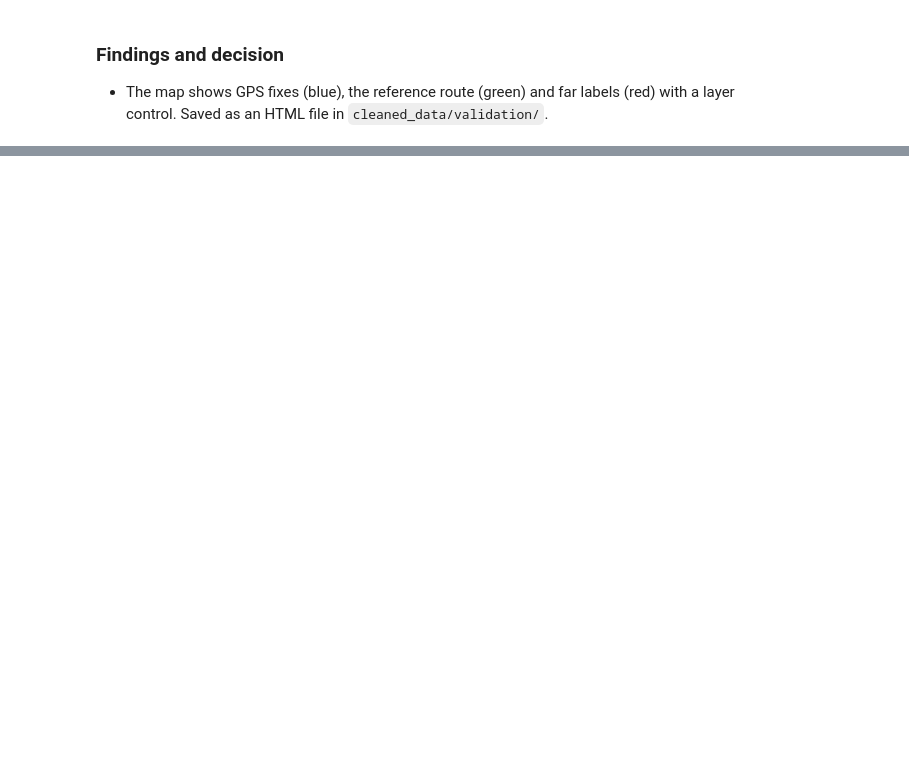
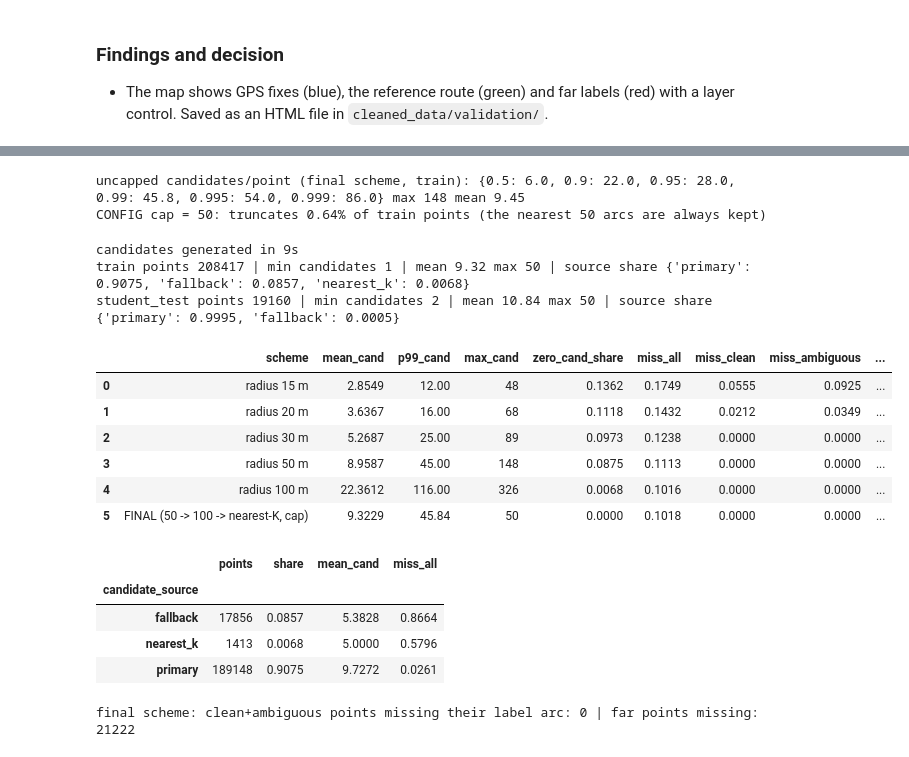
Before and after one commit to cosmocode-source/PATHSNAP, a Jupyter notebook: data_preprocessing/data_preprocessing/PathSnap_Preprocessing.ipynb, the cells around one changed output, grey strips where cells are left out. Cells and saved outputs as stored; diff of their text form; code cells hidden in the pictures; blank space fills up the shorter version.

```diff
--- a/data_preprocessing/data_preprocessing/PathSnap_Preprocessing.ipynb
+++ b/data_preprocessing/data_preprocessing/PathSnap_Preprocessing.ipynb
@@ -502,0 +510,79 @@ folium.LayerControl().add_to(m); m.save(VAL / f"sanity_map_train_{tid}.html"); m
+# %%
+"""Observed (uncapped) candidate-count distribution on TRAIN, to justify the cap stored in CONFIG."""
+cfg_unc = dict(CONFIG, cand_max_per_point=10**6)                       # no cap, only to look at the distribution
+counts = []
+for tid in SPLITS["train"]:
+    _, pts_ = P.generate_candidates(trips[("train", tid)], None, cfg_unc); counts.append(pts_.n_candidates.to_numpy())
+counts = np.concatenate(counts)
+qs = {q: float(np.quantile(counts, q)) for q in (.5, .9, .95, .99, .995, .999)}
+print("uncapped candidates/point (final scheme, train):", {k: round(v, 1) for k, v in qs.items()}, "max", counts.max(), "mean %.2f" % counts.mean())
+cap = CONFIG["cand_max_per_point"]
+print(f"CONFIG cap = {cap}: truncates {np.mean(counts > cap):.2%} of train points (the nearest {cap} arcs are always kept)")
+log_decision("4.4", "cand_max_per_point", cap, f"p99 of uncapped count = {qs[.99]:.0f}; truncates {np.mean(counts > cap):.2%} of train points")
+# %% [output]
+uncapped candidates/point (final scheme, train): {0.5: 6.0, 0.9: 22.0, 0.95: 28.0, 0.99: 45.8, 0.995: 54.0, 0.999: 86.0} max 148 mean 9.45
+CONFIG cap = 50: truncates 0.64% of train points (the nearest 50 arcs are always kept)
+# %%
+"""Generate candidates for every train and student point with the FINAL scheme (no route is touched here)."""
+cand_pairs, cand_points = {"train": {}, "student_test": {}}, {"train": {}, "student_test": {}}
+t0 = time.time()
+for (split, tid), tr in trips.items():
+    rows = flags[split][flags[split].trip_id == tid].query("not removable").gps_row.to_numpy() if split == "train" else None   # student rows are never dropped
+    pr, pt_ = P.generate_candidates(tr, rows, CONFIG)
+    cand_pairs[split][tid], cand_points[split][tid] = pr, pt_
+print("candidates generated in %.0fs" % (time.time() - t0))
+allp = {s: pd.concat([v.assign(trip_id=k) for k, v in cand_points[s].items()], ignore_index=True) for s in cand_points}
+for s in allp:
+    d = allp[s]; print(s, "points", len(d), "| min candidates", int(d.n_candidates.min()), "| mean %.2f max %d" % (d.n_candidates.mean(), d.n_candidates.max()),
+                       "| source share", d.candidate_source.value_counts(normalize=True).round(4).to_dict())
+assert all((allp[s].n_candidates >= 1).all() for s in allp), "every point (incl. student) must have >= 1 candidate"
+# %% [output]
+candidates generated in 9s
+train points 208417 | min candidates 1 | mean 9.32 max 50 | source share {'primary': 0.9075, 'fallback': 0.0857, 'nearest_k': 0.0068}
+student_test points 19160 | min candidates 2 | mean 10.84 max 50 | source share {'primary': 0.9995, 'fallback': 0.0005}
+# %%
+"""Candidate Miss Rate by radius and for the final scheme (TRAIN, all 80 trips), split by label quality."""
+LQ = lab["train"][["trip_id", "gps_row", "arc_id", "label_distance_m", "label_quality"]].rename(columns={"arc_id": "label_arc"})
+rows_out = []
+for R_ in CONFIG["cand_study_radii_m"]:
+    cnts = []
+    for tid in SPLITS["train"]:
+        tr = trips[("train", tid)]; rr, _ = P.query_radius(tr, np.arange(tr.n_gps), R_, CONFIG["cand_query_chunk_points"])
+        cnts.append(np.bincount(rr, minlength=tr.n_gps))
+    cnts = np.concatenate(cnts)                                          # candidates per point at radius R_ (pure radius query)
+    # a label arc is a candidate at radius R iff its exact point-arc distance <= R (same arcs the query returns)
+    miss = (LQ.label_distance_m > R_)
+    rec = dict(scheme=f"radius {R_:g} m", mean_cand=cnts.mean(), p99_cand=np.quantile(cnts, .99), max_cand=cnts.max(), zero_cand_share=(cnts == 0).mean(),
+               miss_all=miss.mean())
+    for q_ in ("clean", "ambiguous", "far"): rec["miss_" + q_] = miss[LQ.label_quality == q_].mean()
+    rows_out.append(rec)
+# final scheme: membership of the labelled arc in the ACTUAL candidate set (includes fallback, nearest-K and the cap)
+fin = pd.concat([cand_pairs["train"][t].assign(trip_id=t)[["trip_id", "gps_row", "arc_id"]] for t in SPLITS["train"]], ignore_index=True)
+fin["is_label"] = 1
+chk = LQ.merge(fin.rename(columns={"arc_id": "label_arc"}), on=["trip_id", "gps_row", "label_arc"], how="left")
+chk["in_cand"] = chk.is_label.fillna(0).astype(bool)
+pt_tr = allp["train"]
+rec = dict(scheme="FINAL (50 -> 100 -> nearest-K, cap)", mean_cand=pt_tr.n_candidates.mean(), p99_cand=pt_tr.n_candidates.quantile(.99), max_cand=pt_tr.n_candidates.max(),
+           zero_cand_share=0.0, miss_all=(~chk.in_cand).mean())
+for q_ in ("clean", "ambiguous", "far"): rec["miss_" + q_] = (~chk.in_cand)[chk.label_quality == q_].mean()
+rows_out.append(rec)
+miss_tbl = pd.DataFrame(rows_out); miss_tbl.to_csv(VAL / "candidate_miss_rate_train.csv", index=False); display(miss_tbl.round(4))
+src_tbl = pt_tr.merge(chk[["trip_id", "gps_row", "in_cand", "label_quality"]], on=["trip_id", "gps_row"]).groupby("candidate_source").agg(
+    points=("gps_row", "size"), share=("gps_row", lambda x: len(x) / len(pt_tr)), mean_cand=("n_candidates", "mean"), miss_all=("in_cand", lambda x: 1 - x.mean()))
+display(src_tbl.round(4))
+print("final scheme: clean+ambiguous points missing their label arc:", int((~chk.in_cand & chk.label_quality.isin(["clean", "ambiguous"])).sum()),
+      "| far points missing:", int((~chk.in_cand & (chk.label_quality == "far")).sum()))
+# %% [output]
+|  | scheme | mean_cand | p99_cand | max_cand | zero_cand_share | miss_all | miss_clean | miss_ambiguous | ... |
+| 0 | radius 15 m | 2.8549 | 12.00 | 48 | 0.1362 | 0.1749 | 0.0555 | 0.0925 | ... |
+| 1 | radius 20 m | 3.6367 | 16.00 | 68 | 0.1118 | 0.1432 | 0.0212 | 0.0349 | ... |
+| 2 | radius 30 m | 5.2687 | 25.00 | 89 | 0.0973 | 0.1238 | 0.0000 | 0.0000 | ... |
+| 3 | radius 50 m | 8.9587 | 45.00 | 148 | 0.0875 | 0.1113 | 0.0000 | 0.0000 | ... |
+| 4 | radius 100 m | 22.3612 | 116.00 | 326 | 0.0068 | 0.1016 | 0.0000 | 0.0000 | ... |
+| 5 | FINAL (50 -> 100 -> nearest-K, cap) | 9.3229 | 45.84 | 50 | 0.0000 | 0.1018 | 0.0000 | 0.0000 | ... |
+|  | points | share | mean_cand | miss_all |
+| candidate_source |  |  |  |  |
+| fallback | 17856 | 0.0857 | 5.3828 | 0.8664 |
+| nearest_k | 1413 | 0.0068 | 5.0000 | 0.5796 |
+| primary | 189148 | 0.9075 | 9.7272 | 0.0261 |
+final scheme: clean+ambiguous points missing their label arc: 0 | far points missing: 21222
```
Also changed, not shown: parts of 8 cells of this notebook, 8 other files.
